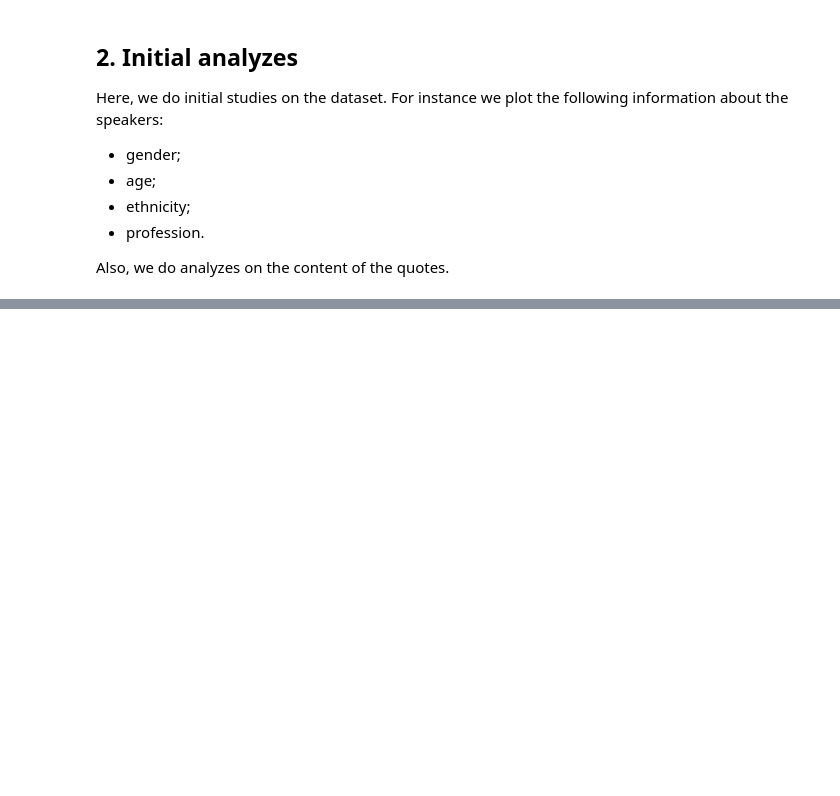
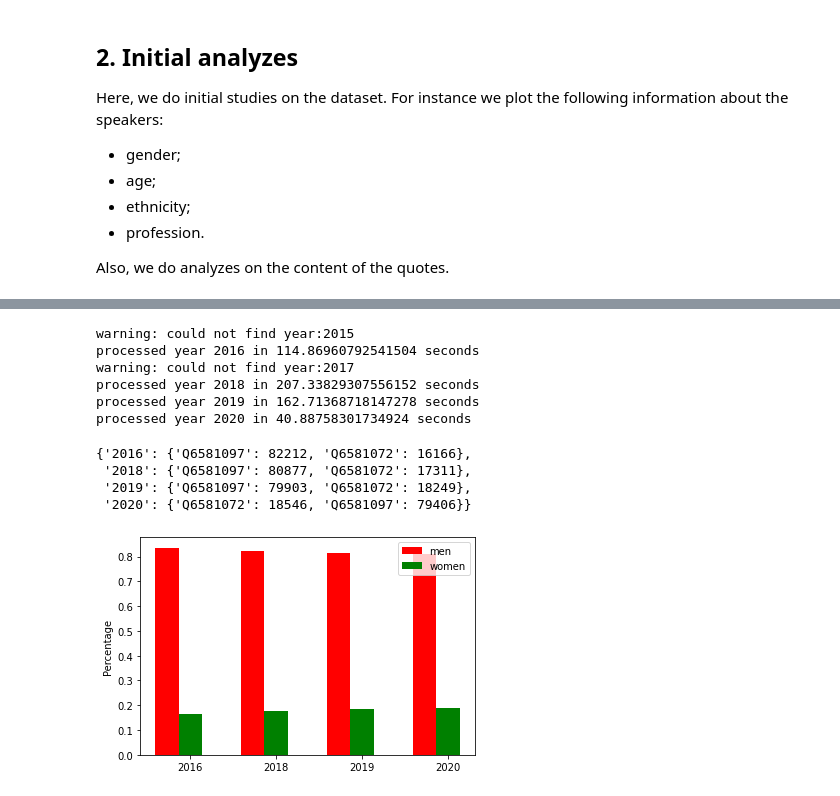
Before and after one commit to epfl-ada/ada-2021-project-quotebankers, a Jupyter notebook: initial_analysys.ipynb, the cells around one changed output, grey strips where cells are left out. Drawn from its saved outputs; the diff is of its cells as text; code cells hidden in the pictures; blank space fills up the shorter version.

```diff
--- a/initial_analysys.ipynb
+++ b/initial_analysys.ipynb
@@ -125,0 +141,7 @@ df
+# %%
+def count_genders(df):
+        ids = [eval(id)[0] for id in df.qids.tolist() if id and eval(id)[0] in author_attributes.index]
+        persons = author_attributes.loc[ids]
+        all_genders = [item for sublist in persons.gender.tolist() if sublist is not None for item in sublist ]
+        genders = Counter(all_genders)
+        return genders
@@ -125,0 +151,51 @@ df
+# %%
+res = {}
+for year in ALL_YEARS:
+    start = time.time()
+    df = load_dev_data(year)
+    if df is None:
+        print(f"warning: could not find year:{year}")
+        continue
+    res[year] = count_genders(df)
+    end = time.time()
+    print(f"processed year {year} in {end-start} seconds")
+# %% [output]
+warning: could not find year:2015
+processed year 2016 in 114.86960792541504 seconds
+warning: could not find year:2017
+processed year 2018 in 207.33829307556152 seconds
+processed year 2019 in 162.71368718147278 seconds
+processed year 2020 in 40.88758301734924 seconds
+# %%
+binary = ["Q6581072", "Q6581097"]
+
+only_binary = {year: {gender: value for gender, value in dict(values).items() if gender in binary } for year, values in res.items()}
+# %%
+only_binary
+# %% [output]
+{'2016': {'Q6581097': 82212, 'Q6581072': 16166},
+ '2018': {'Q6581097': 80877, 'Q6581072': 17311},
+ '2019': {'Q6581097': 79903, 'Q6581072': 18249},
+ '2020': {'Q6581072': 18546, 'Q6581097': 79406}}
+# %%
+N = 4
+ind = np.arange(N)
+width = 0.27
+
+fig = plt.figure()
+ax = fig.add_subplot(111)
+men = []
+women = []
+for key in only_binary:
+    men.append(only_binary[key]['Q6581097'] / (only_binary[key]['Q6581097'] + only_binary[key]['Q6581072']))
+    women.append(only_binary[key]['Q6581072'] / (only_binary[key]['Q6581097'] + only_binary[key]['Q6581072']))
+
+rects1 = ax.bar(ind, men, width, color='r')
+rects2 = ax.bar(ind+width, women, width, color='g')
+ax.set_ylabel('Percentage')
+ax.set_xticks(ind+width)
+ax.set_xticklabels( ('2016', '2018', '2019', '2020') )
+ax.legend( (rects1[0], rects2[0]), ('men', 'women') )
+plt.show()
+# %% [output]
+[figure, added]
```
Also changed, not shown: parts of 19 cells of this notebook.
